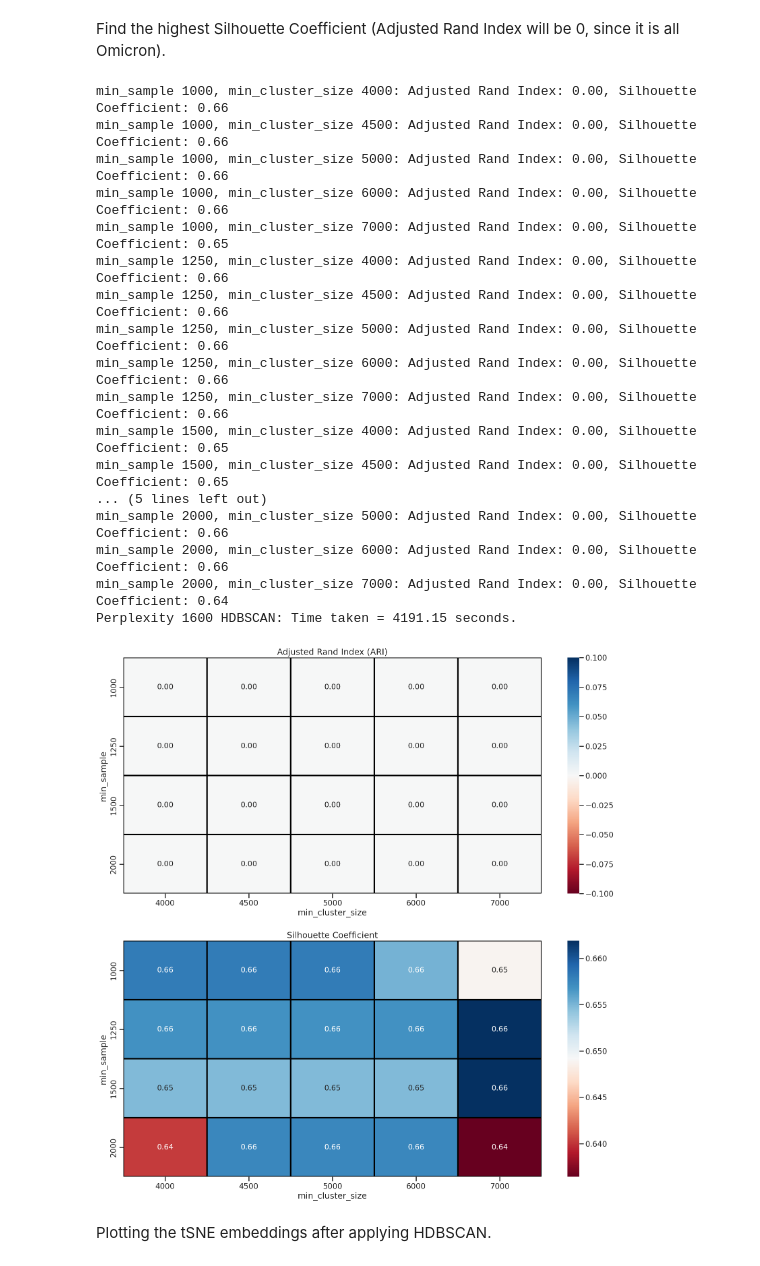
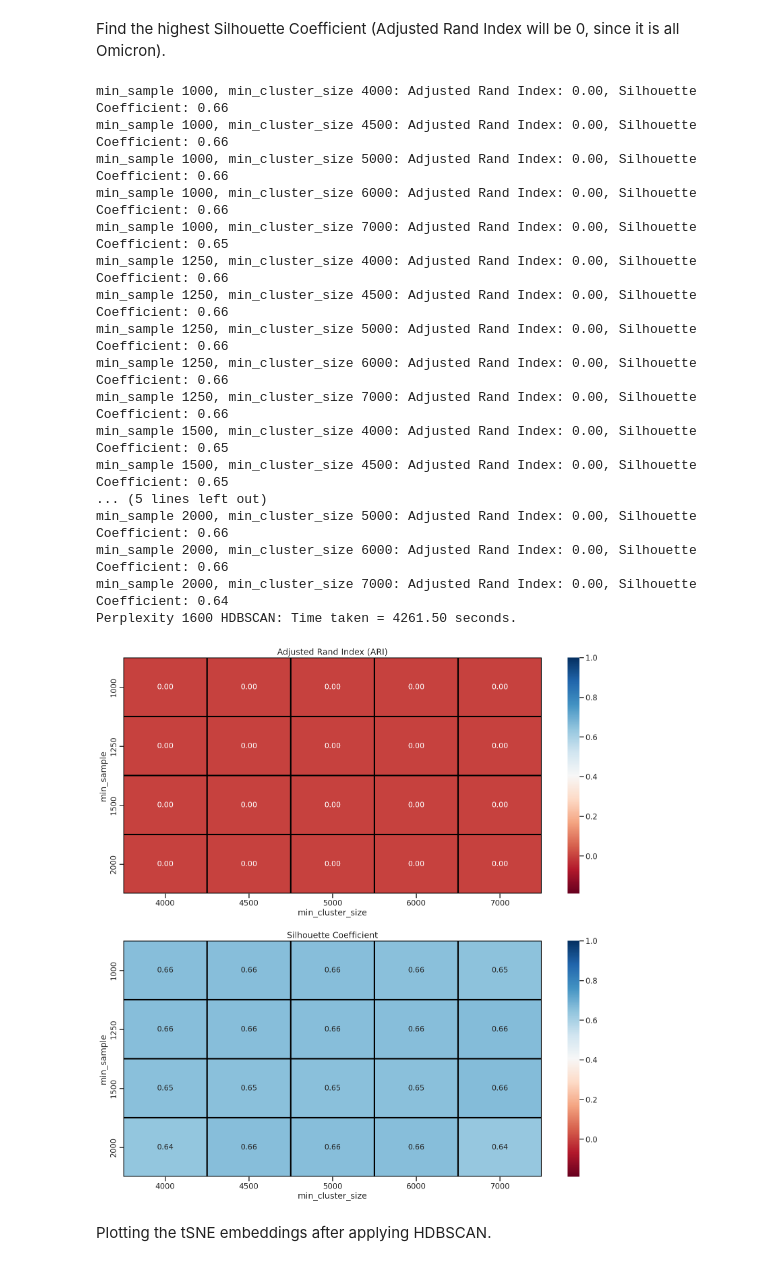
Before and after one commit to lanl/prime, a Jupyter notebook: notebooks/clustering/rbd_o/fig2-hdbscan_clustering-RBD_omicron.ipynb, the cells around one changed output. Cells and saved outputs as stored; diff of their text form; code cells hidden in the pictures.

Commit message:
update heatmaps to have same colorbar range

```diff
--- a/notebooks/clustering/rbd_o/fig2-hdbscan_clustering-RBD_omicron.ipynb
+++ b/notebooks/clustering/rbd_o/fig2-hdbscan_clustering-RBD_omicron.ipynb
@@ -128,7 +128,7 @@ def ari_sc_heatmap(parquet_file, perp):
     sns.set_context("talk")
     fig, axs = plt.subplots(2, 1, figsize=(20, 20))
 
-    sns.heatmap(ari_matrix, annot=True, annot_kws={"size": 16}, fmt=".2f", linewidth=.5, cmap="RdBu", ax=axs[0])
+    sns.heatmap(ari_matrix, annot=True, annot_kws={"size": 16}, fmt=".2f", linewidth=.5, cmap="RdBu", ax=axs[0], vmin=-0.19, vmax=1)
     axs[0].set_title("Adjusted Rand Index (ARI)")
     axs[0].set_xlabel("min_cluster_size")
     axs[0].set_ylabel("min_sample")
@@ -142,7 +142,7 @@ def ari_sc_heatmap(parquet_file, perp):
                     plt.Rectangle((j, i), 1, 1, fill=False, edgecolor='black', lw=3)
                 )
 
-    sns.heatmap(silhouette_matrix, annot=True, annot_kws={"size": 16}, fmt=".2f", linewidth=.5, cmap="RdBu", ax=axs[1])
+    sns.heatmap(silhouette_matrix, annot=True, annot_kws={"size": 16}, fmt=".2f", linewidth=.5, cmap="RdBu", ax=axs[1], vmin=-0.19, vmax=1)
     axs[1].set_title("Silhouette Coefficient")
     axs[1].set_xlabel("min_cluster_size")
     axs[1].set_ylabel("min_sample")
@@ -150,35 +150,35 @@ def ari_sc_heatmap(parquet_file, perp):
     for i in range(ari_matrix.shape[0]):  # min_sample (rows)
         for j in range(ari_matrix.shape[1]):  # min_cluster_size (cols)
             if np.isclose(ari_matrix.iloc[i, j], max_ari):  # Safe float comparison
                 axs[1].add_patch(
                     plt.Rectangle((j, i), 1, 1, fill=False, edgecolor='black', lw=3)
                 )
     save_as = parquet_file.replace(".parquet", ".HDBSCAN_heatmap")
     plt.savefig(f"{save_as}.pdf", format="pdf", dpi=300, bbox_inches='tight')
     plt.show()
 
 perp = 1600
 parquet_file = f"RBD.O.from-esm-mlm.CLS-embedded.tSNE-perplexity{perp}.parquet"
 ari_sc_heatmap(parquet_file, perp)
 # %% [output]
 min_sample 1000, min_cluster_size 4000: Adjusted Rand Index: 0.00, Silhouette Coefficient: 0.66
 min_sample 1000, min_cluster_size 4500: Adjusted Rand Index: 0.00, Silhouette Coefficient: 0.66
 min_sample 1000, min_cluster_size 5000: Adjusted Rand Index: 0.00, Silhouette Coefficient: 0.66
 min_sample 1000, min_cluster_size 6000: Adjusted Rand Index: 0.00, Silhouette Coefficient: 0.66
 min_sample 1000, min_cluster_size 7000: Adjusted Rand Index: 0.00, Silhouette Coefficient: 0.65
 min_sample 1250, min_cluster_size 4000: Adjusted Rand Index: 0.00, Silhouette Coefficient: 0.66
 min_sample 1250, min_cluster_size 4500: Adjusted Rand Index: 0.00, Silhouette Coefficient: 0.66
 min_sample 1250, min_cluster_size 5000: Adjusted Rand Index: 0.00, Silhouette Coefficient: 0.66
 min_sample 1250, min_cluster_size 6000: Adjusted Rand Index: 0.00, Silhouette Coefficient: 0.66
 min_sample 1250, min_cluster_size 7000: Adjusted Rand Index: 0.00, Silhouette Coefficient: 0.66
 min_sample 1500, min_cluster_size 4000: Adjusted Rand Index: 0.00, Silhouette Coefficient: 0.65
 min_sample 1500, min_cluster_size 4500: Adjusted Rand Index: 0.00, Silhouette Coefficient: 0.65
 ... (5 lines left out)
 min_sample 2000, min_cluster_size 5000: Adjusted Rand Index: 0.00, Silhouette Coefficient: 0.66
 min_sample 2000, min_cluster_size 6000: Adjusted Rand Index: 0.00, Silhouette Coefficient: 0.66
 min_sample 2000, min_cluster_size 7000: Adjusted Rand Index: 0.00, Silhouette Coefficient: 0.64
-Perplexity 1600 HDBSCAN: Time taken = 4191.15 seconds.
+Perplexity 1600 HDBSCAN: Time taken = 4261.50 seconds.
-[figure, old version]
+[figure, new version]
 # %% [markdown]
 Plotting the tSNE embeddings after applying HDBSCAN.
 # %%
```
Also changed, not shown: parts of 2 cells of this notebook, 12 other files.
